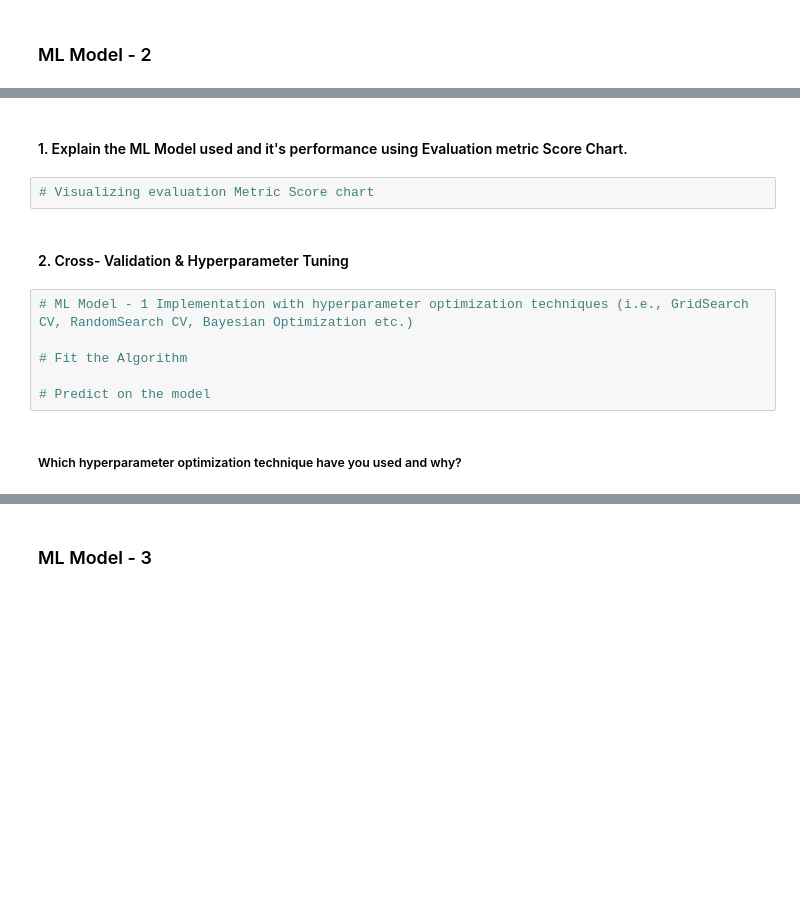
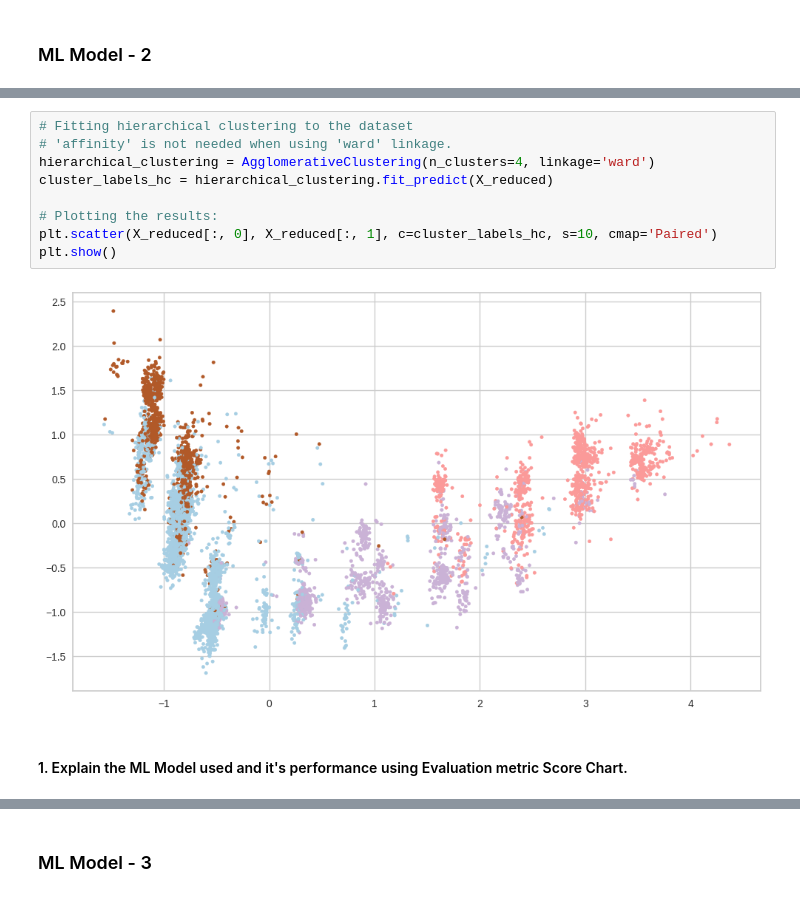
Before and after one commit to Manikanta898/Unsupervised-ML---Netflix-Movies-and-TV-Shows-Clustering, a Jupyter notebook: Netflix_Movies_and_TV_Shows_Clustering.ipynb, the cells around one changed output, grey strips where cells are left out. Saved outputs shown, nothing was run; the diff lists cells and outputs as text; blank space fills up the shorter version.

```diff
--- a/Netflix_Movies_and_TV_Shows_Clustering.ipynb
+++ b/Netflix_Movies_and_TV_Shows_Clustering.ipynb
@@ -1156,14 +1168,13 @@ I haven't found any improvement
+# %%
+# Fitting hierarchical clustering to the dataset
+# 'affinity' is not needed when using 'ward' linkage.
+hierarchical_clustering = AgglomerativeClustering(n_clusters=4, linkage='ward')
+cluster_labels_hc = hierarchical_clustering.fit_predict(X_reduced)
+
+# Plotting the results:
+plt.scatter(X_reduced[:, 0], X_reduced[:, 1], c=cluster_labels_hc, s=10, cmap='Paired')
+plt.show()
+# %% [output]
+[figure, added]
 # %% [markdown]
 #### 1. Explain the ML Model used and it's performance using Evaluation metric Score Chart.
-# %%
-# Visualizing evaluation Metric Score chart
-# %% [markdown]
-#### 2. Cross- Validation & Hyperparameter Tuning
-# %%
-# ML Model - 1 Implementation with hyperparameter optimization techniques (i.e., GridSearch CV, RandomSearch CV, Bayesian Optimization etc.)
-
-# Fit the Algorithm
-
-# Predict on the model
-# %% [markdown]
-##### Which hyperparameter optimization technique have you used and why?
```
Also changed, not shown: parts of 20 cells of this notebook.
